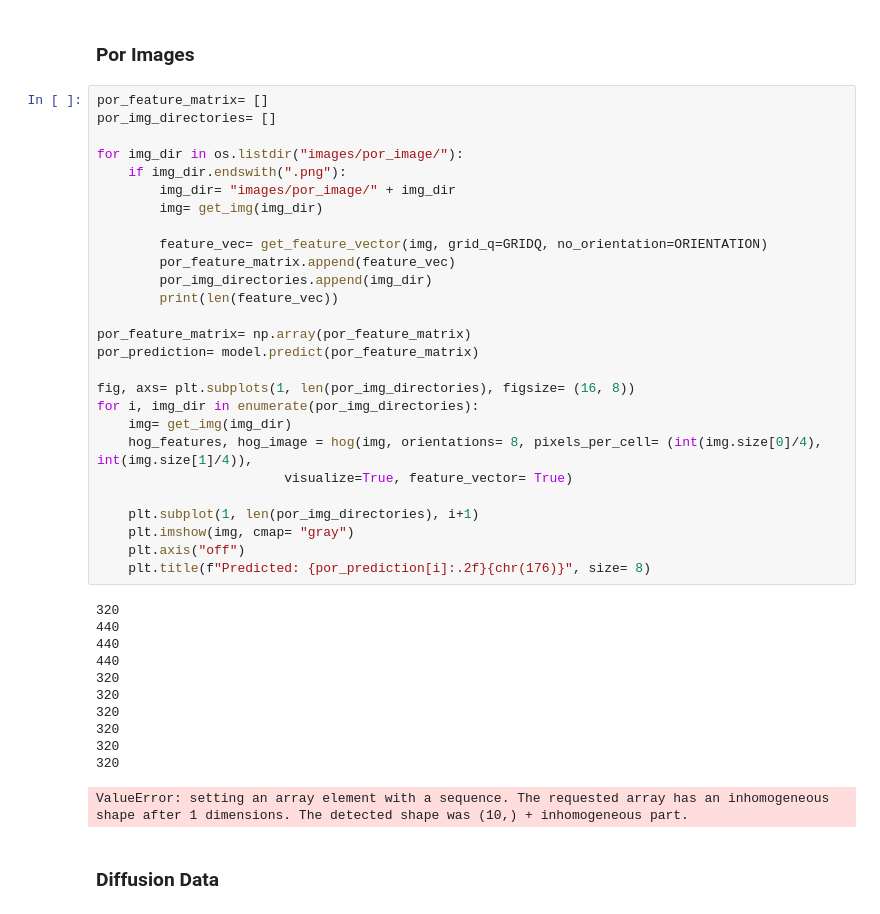
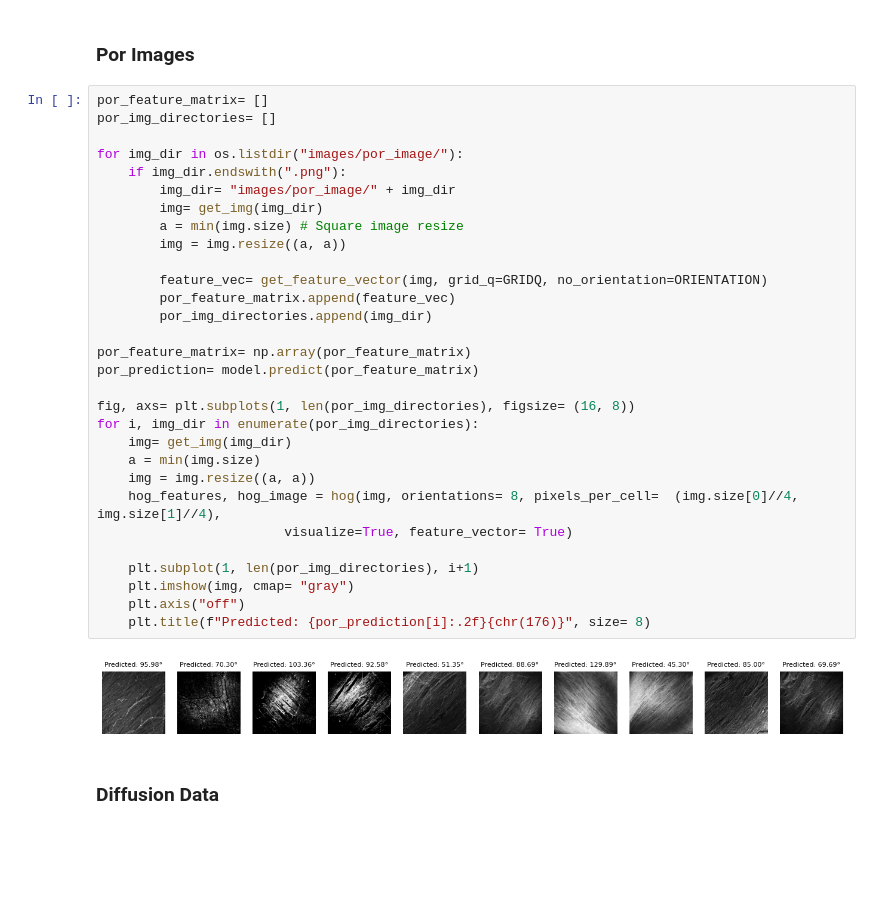
Before and after one commit to hkc5/fiber-prediction, a Jupyter notebook: main.ipynb, the cells around one changed output. Drawn from its saved outputs; the diff is of its cells as text; blank space fills up the shorter version.

```diff
--- a/main.ipynb
+++ b/main.ipynb
@@ -327,42 +323,35 @@ Text(0.5, 0.98, 'Min Errors')
 # %%
 por_feature_matrix= []
 por_img_directories= []
 
 for img_dir in os.listdir("images/por_image/"):
     if img_dir.endswith(".png"):
         img_dir= "images/por_image/" + img_dir
         img= get_img(img_dir)
+        a = min(img.size) # Square image resize
+        img = img.resize((a, a))
 
         feature_vec= get_feature_vector(img, grid_q=GRIDQ, no_orientation=ORIENTATION)
         por_feature_matrix.append(feature_vec)
         por_img_directories.append(img_dir)
-        print(len(feature_vec))
 
 por_feature_matrix= np.array(por_feature_matrix)
 por_prediction= model.predict(por_feature_matrix)
 
 fig, axs= plt.subplots(1, len(por_img_directories), figsize= (16, 8))
 for i, img_dir in enumerate(por_img_directories):
     img= get_img(img_dir)
-    hog_features, hog_image = hog(img, orientations= 8, pixels_per_cell= (int(img.size[0]/4), int(img.size[1]/4)),
+    a = min(img.size)
+    img = img.resize((a, a))
+    hog_features, hog_image = hog(img, orientations= 8, pixels_per_cell=  (img.size[0]//4, img.size[1]//4),
                         visualize=True, feature_vector= True)
 
     plt.subplot(1, len(por_img_directories), i+1)
     plt.imshow(img, cmap= "gray")
     plt.axis("off")
     plt.title(f"Predicted: {por_prediction[i]:.2f}{chr(176)}", size= 8)
 # %% [output]
-320
-440
-440
-440
-320
-320
-320
-320
-320
-320
-ValueError: setting an array element with a sequence. The requested array has an inhomogeneous shape after 1 dimensions. The detected shape was (10,) + inhomogeneous part.
+[figure, added]
 # %% [markdown]
 ### Diffusion Data
 # %%
```
Also changed, not shown: parts of 6 cells of this notebook.
